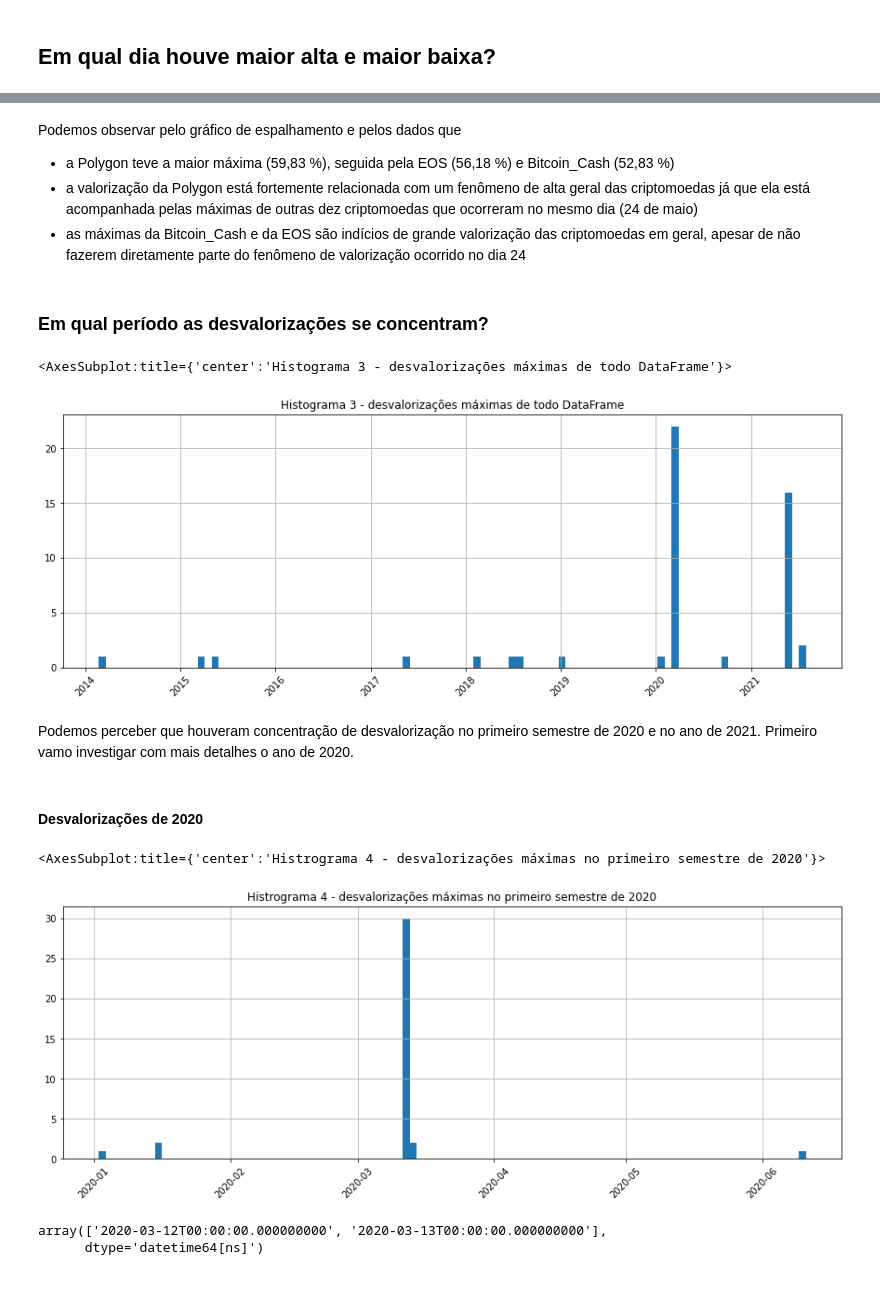
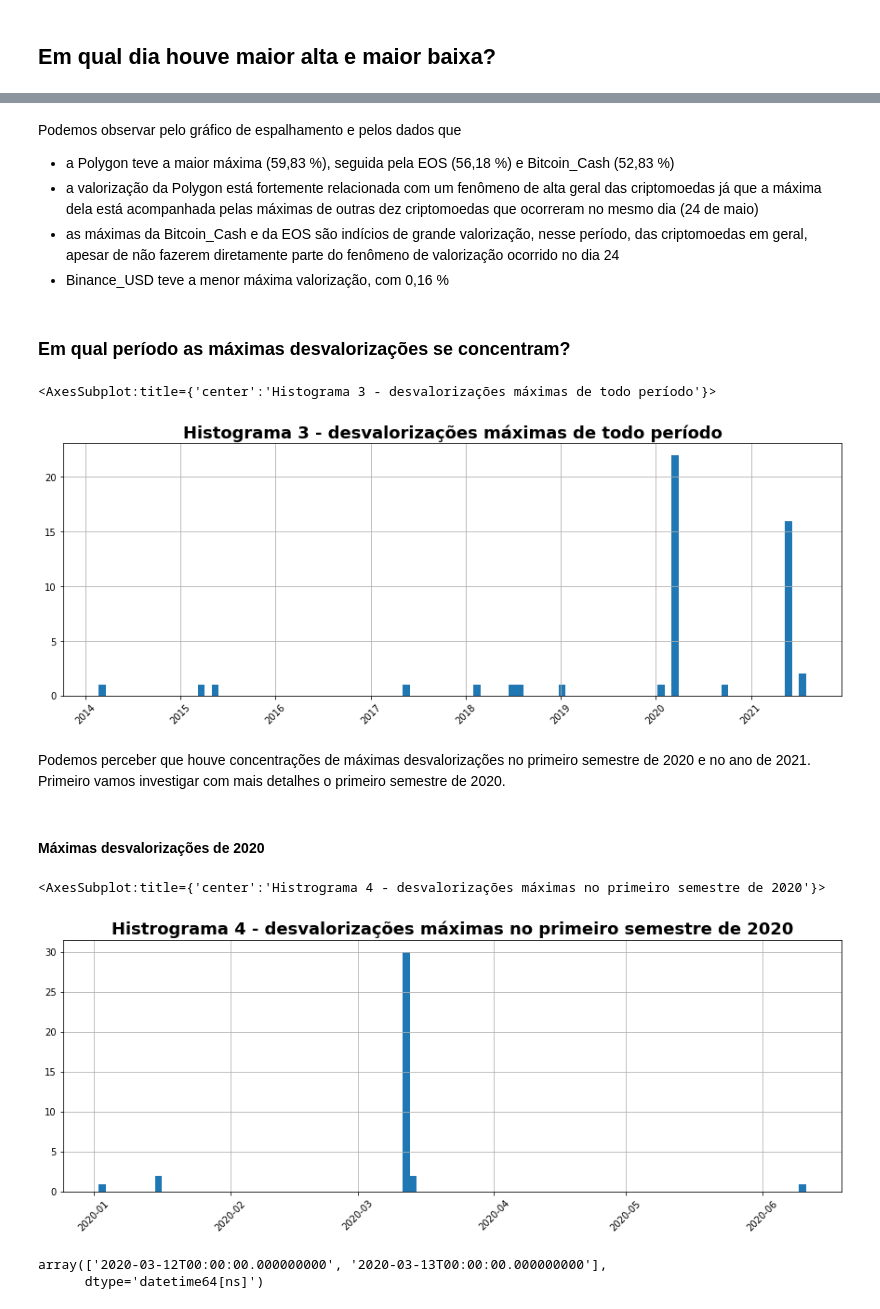
Before and after one commit to Aledosim/CryptocurrenciesMaxMin, a Jupyter notebook: notebooks/Cryptocurrencies.ipynb, the cells around one changed output, grey strips where cells are left out. Drawn from its saved outputs; the diff is of its cells as text; code cells hidden in the pictures.

```diff
--- a/notebooks/Cryptocurrencies.ipynb
+++ b/notebooks/Cryptocurrencies.ipynb
@@ -4,6 +5,8 @@ import matplotlib.pyplot as plt
 from adjustText import adjust_text
 # %%
 df = pd.read_csv('../data/All_combined.csv', parse_dates=['Date'], dtype={'Currency_Name': pd.StringDtype()})
+# %%
+plot_title_fontdict = {'fontweight': 'bold', 'fontsize': '18'}
 # %% [markdown]
 # Análise inicial
 # %% [markdown]
@@ -120,27 +124,29 @@ adjust_text(texts, arrowprops=dict(arrowstyle="-", color='k', lw=0.5))
 # %% [markdown]
 Podemos observar pelo gráfico de espalhamento e pelos dados que
  * a Polygon teve a maior máxima (59,83 %), seguida pela EOS (56,18 %) e Bitcoin_Cash (52,83 %)
- * a valorização da Polygon está fortemente relacionada com um fenômeno de alta geral das criptomoedas já que ela está acompanhada pelas máximas de outras dez criptomoedas que ocorreram no mesmo dia (24 de maio)
- * as máximas da Bitcoin_Cash e da EOS são indícios de grande valorização das criptomoedas em geral, apesar de não fazerem diretamente parte do fenômeno de valorização ocorrido no dia 24
+ * a valorização da Polygon está fortemente relacionada com um fenômeno de alta geral das criptomoedas já que a máxima dela está acompanhada pelas máximas de outras dez criptomoedas que ocorreram no mesmo dia (24 de maio)
+ * as máximas da Bitcoin_Cash e da EOS são indícios de grande valorização, nesse período, das criptomoedas em geral, apesar de não fazerem diretamente parte do fenômeno de valorização ocorrido no dia 24
+ * Binance_USD teve a menor máxima valorização, com 0,16 %
 # %% [markdown]
-### Em qual período as desvalorizações se concentram?
+### Em qual período as máximas desvalorizações se concentram?
 # %%
-plt.title("Histograma 3 - desvalorizações máximas de todo DataFrame")
+plt.title("Histograma 3 - desvalorizações máximas de todo período", fontdict=plot_title_fontdict)
 df.loc[change_by_currency.idxmin(), 'Date'].hist(xrot=45, bins=100, figsize=(15, 5))
 # %% [output]
-<AxesSubplot:title={'center':'Histograma 3 - desvalorizações máximas de todo DataFrame'}>
+<AxesSubplot:title={'center':'Histograma 3 - desvalorizações máximas de todo período'}>
-[figure, old version]
+[figure, new version]
 # %% [markdown]
-Podemos perceber que houveram concentração de desvalorização no primeiro semestre de 2020 e no ano de 2021. Primeiro vamo investigar com mais detalhes o ano de 2020.
+Podemos perceber que houve concentrações de máximas desvalorizações no primeiro semestre de 2020 e no ano de 2021. Primeiro vamos investigar com mais detalhes o primeiro semestre de 2020.
 # %% [markdown]
-#### Desvalorizações de 2020
+#### Máximas desvalorizações de 2020
 # %%
-grouped_change_2020 = df[(df['Date'] >= '2020-01') & (df['Date'] <= '2020-07')].groupby('Currency_Name')['Change %']
+date_filter = (df['Date'] >= '2020-01') & (df['Date'] <= '2020-07')
+grouped_change_2020 = df[date_filter].groupby('Currency_Name')['Change %']
 # %%
-plt.title("Histrograma 4 - desvalorizações máximas no primeiro semestre de 2020")
+plt.title("Histrograma 4 - desvalorizações máximas no primeiro semestre de 2020", fontdict=plot_title_fontdict)
 df.loc[grouped_change_2020.idxmin(), 'Date'].hist(xrot=45, bins=100, figsize=(15, 5))
 # %% [output]
 <AxesSubplot:title={'center':'Histrograma 4 - desvalorizações máximas no primeiro semestre de 2020'}>
-[figure, old version]
+[figure, new version]
 # %%
 minimas_2020 = df.loc[grouped_change_2020.idxmin(), ['Date', 'Currency_Name', 'Change %']]
```
Also changed, not shown: parts of 35 cells of this notebook.
